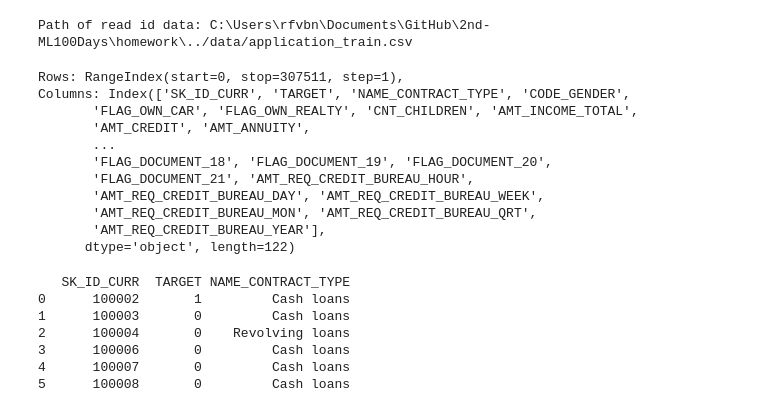
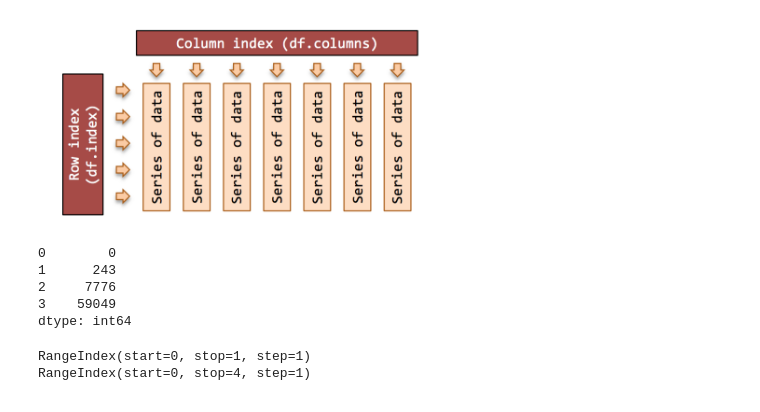
Before and after one commit to TerrenceChao/2nd-ML100Days, a Jupyter notebook: homework/Day_002_HW.ipynb, the cells around one changed output. Cells and saved outputs as stored; diff of their text form; code cells hidden in the pictures.

```diff
--- a/homework/Day_002_HW.ipynb
+++ b/homework/Day_002_HW.ipynb
@@ -5,42 +6,29 @@ import pandas as pd
-# %%
-current_dir = os.getcwd()
-f_app = os.path.join(current_dir, '../data/application_train.csv')
-print('Path of read id data: %s' % (f_app))
-app_train = pd.read_csv(f_app)
-# %% [output]
-Path of read id data: C:\Users\rfvbn\Documents\GitHub\2nd-ML100Days\homework\../data/application_train.csv
-# %%
-# 資料的 row 數以及 column 數
-df_train = pd.DataFrame(app_train)
-rows = df_train.index
-columns = df_train.columns
-print('Rows: %s, \nColumns: %s' % (rows, columns))
-# %% [output]
-Rows: RangeIndex(start=0, stop=307511, step=1),
-Columns: Index(['SK_ID_CURR', 'TARGET', 'NAME_CONTRACT_TYPE', 'CODE_GENDER',
-       'FLAG_OWN_CAR', 'FLAG_OWN_REALTY', 'CNT_CHILDREN', 'AMT_INCOME_TOTAL',
-       'AMT_CREDIT', 'AMT_ANNUITY',
-       ...
-       'FLAG_DOCUMENT_18', 'FLAG_DOCUMENT_19', 'FLAG_DOCUMENT_20',
-       'FLAG_DOCUMENT_21', 'AMT_REQ_CREDIT_BUREAU_HOUR',
-       'AMT_REQ_CREDIT_BUREAU_DAY', 'AMT_REQ_CREDIT_BUREAU_WEEK',
-       'AMT_REQ_CREDIT_BUREAU_MON', 'AMT_REQ_CREDIT_BUREAU_QRT',
-       'AMT_REQ_CREDIT_BUREAU_YEAR'],
-      dtype='object', length=122)
-# %%
-# 列出所有欄位
-# skip
-
-# 截取部分資料
-# print(app_train.head(2))
-df_train = pd.DataFrame(app_train)
-df_train_from_top_left_corner = df_train.iloc[:6, :3]
-print(df_train_from_top_left_corner)
-# %% [output]
-   SK_ID_CURR  TARGET NAME_CONTRACT_TYPE
-0      100002       1         Cash loans
-1      100003       0         Cash loans
-2      100004       0    Revolving loans
-3      100006       0         Cash loans
-4      100007       0         Cash loans
-5      100008       0         Cash loans
+# %%
+from IPython.display import Image
+Image('./dataframe.png', width = 400)
+# %% [output]
+[figure, added]
+# %%
+s1 = pd.Series(range(0,4))
+s2 = pd.Series(range(1,5))
+s3 = s1 * s2
+# print (s3)
+s4 = pd.Series([2, 5])**3
+# print(s4)
+s5 = pd.Series(range(0, 10, 3)) ** 5
+print(s5)
+# %% [output]
+0        0
+1      243
+2     7776
+3    59049
+dtype: int64
+# %%
+# obtain indexs
+df = pd.DataFrame(s5)
+print(df.columns) # the columns
+idx = df.index # the rows
+print(idx)
+# %% [output]
+RangeIndex(start=0, stop=1, step=1)
+RangeIndex(start=0, stop=4, step=1)
```
Also changed, not shown: parts of 4 cells of this notebook.
